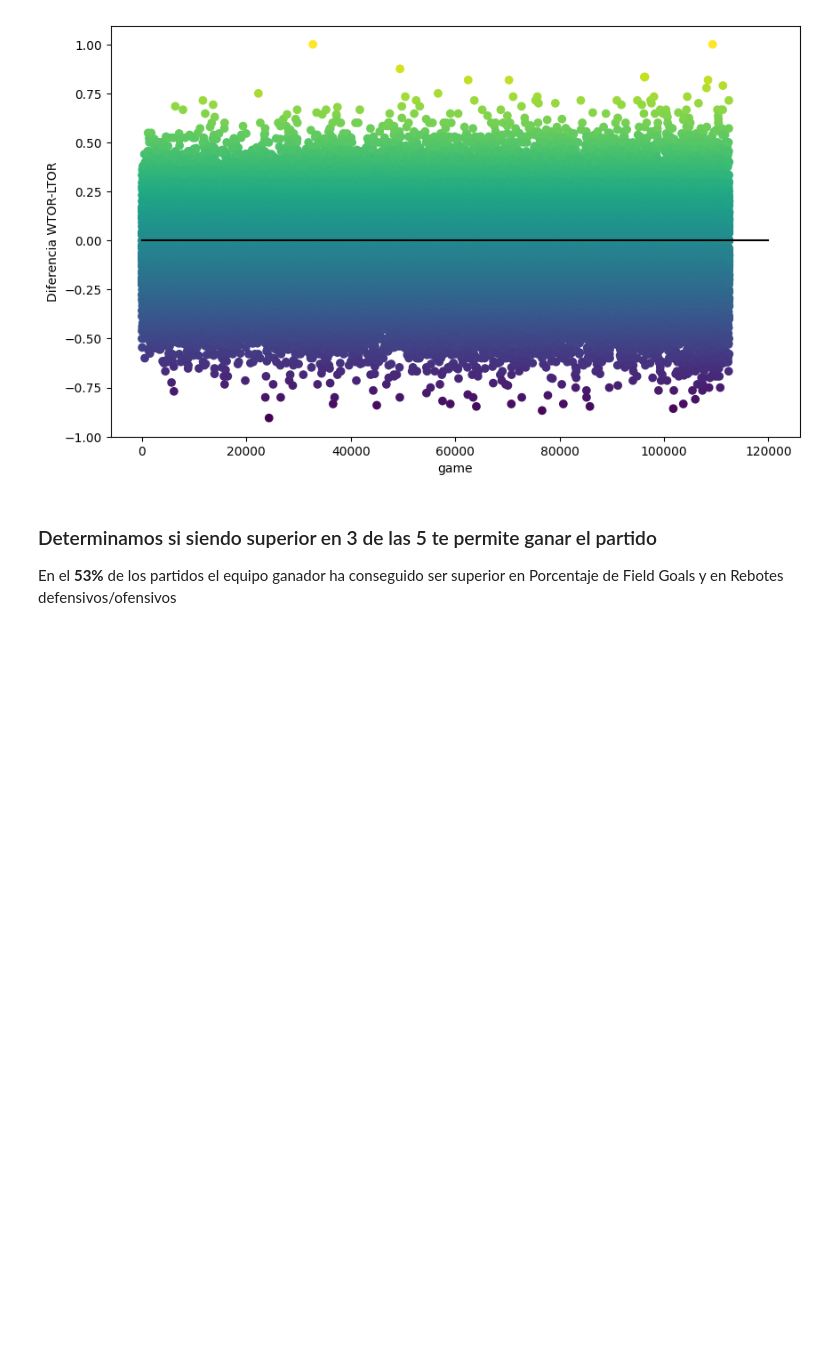
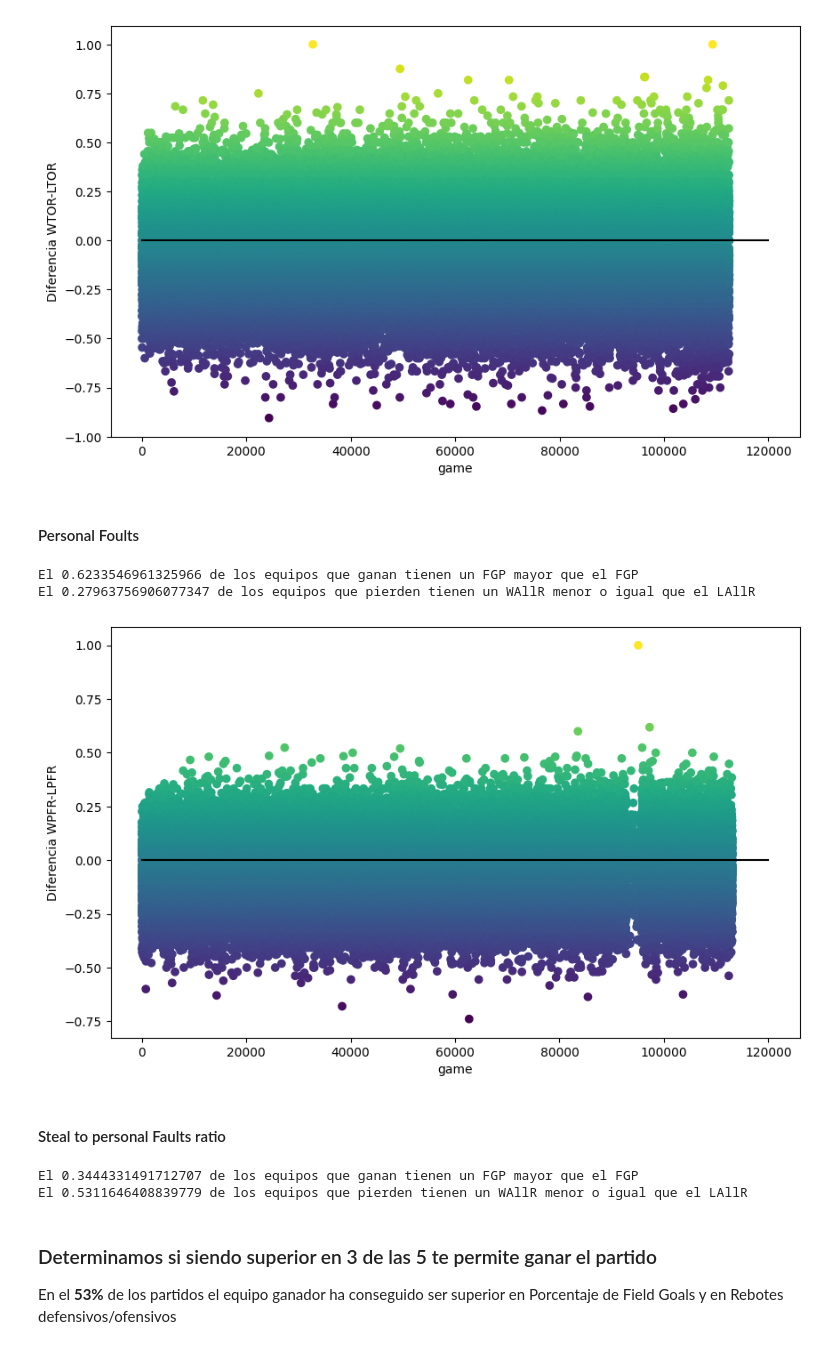
Before and after one commit to rauldaal/march-madness, a Jupyter notebook: data_exploration/MRegularSeason.ipynb, the cells around one changed output. Drawn from its saved outputs; the diff is of its cells as text; code cells hidden in the pictures; blank space fills up the shorter version.

```diff
--- a/data_exploration/MRegularSeason.ipynb
+++ b/data_exploration/MRegularSeason.ipynb
@@ -386,6 +386,39 @@ print(f"El {(df['WTOR-LTOR']<0).sum()/len(df['WTOR-LTOR'])} de los equipos que p
 El 0.36104494062433334 de los equipos que ganan tienen un FGP mayor que el FGP
 El 0.5610556069117543 de los equipos que pierden tienen un WAllR menor o igual que el LAllR
 [figure]
+# %% [markdown]
+#### Personal Foults
+# %%
+df['WPFR'] = df['WPF'] / (df['WPF']+df['LPF'])
+df['LPFR'] = df['LPF'] / (df['WPF']+df['LPF'])
+
+df['WPFR-LPFR'] = df['WPFR'] - df['LPFR']
+
+plt.figure(figsize=(10, 6))
+plt.scatter(x=list(range(len(df))), y=df['WPFR-LPFR'], c=df['WPFR-LPFR'], cmap='viridis')
+# Add diagonal line
+plt.plot([0, 120_000], [0, 0], 'k-')
+plt.xlabel('game')
+plt.ylabel('Diferencia WPFR-LPFR')
+print(F"El {(df['WPFR-LPFR']<0).sum()/len(df['WPFR-LPFR'])} de los equipos que ganan tienen un FGP mayor que el FGP")
+print(f"El {(df['WPFR-LPFR']>0).sum()/len(df['WPFR-LPFR'])} de los equipos que pierden tienen un WAllR menor o igual que el LAllR")
+# %% [output]
+El 0.6233546961325966 de los equipos que ganan tienen un FGP mayor que el FGP
+El 0.27963756906077347 de los equipos que pierden tienen un WAllR menor o igual que el LAllR
+[figure, added]
+# %% [markdown]
+#### Steal to personal Faults ratio
+# %%
+df['WStl2PFR'] = df['WStl'] / (df['WPF'])
+df['LStl2PFR'] = df['LStl'] / (df['WPF'])
+
+df['WStl2PFR-LStl2PFR'] = df['WStl2PFR'] - df['LStl2PFR']
+
+print(F"El {(df['WStl2PFR-LStl2PFR']<0).sum()/len(df['WStl2PFR-LStl2PFR'])} de los equipos que ganan tienen un FGP mayor que el FGP")
+print(f"El {(df['WStl2PFR-LStl2PFR']>0).sum()/len(df['WStl2PFR-LStl2PFR'])} de los equipos que pierden tienen un WAllR menor o igual que el LAllR")
+# %% [output]
+El 0.3444331491712707 de los equipos que ganan tienen un FGP mayor que el FGP
+El 0.5311646408839779 de los equipos que pierden tienen un WAllR menor o igual que el LAllR
 # %% [markdown]
 ### Determinamos si siendo superior en 3 de las 5 te permite ganar el partido
 En el **53%** de los partidos el equipo ganador ha conseguido ser superior en Porcentaje de Field Goals y en Rebotes defensivos/ofensivos
```
Also changed, not shown: parts of 9 cells of this notebook, 1 other file.
